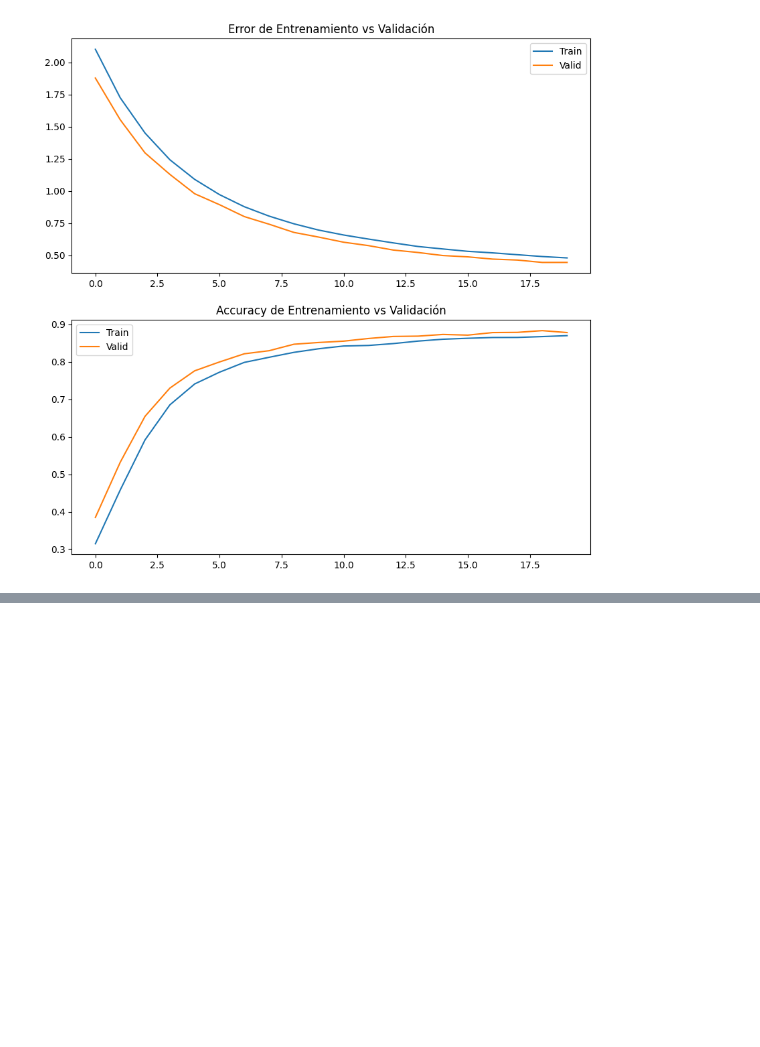
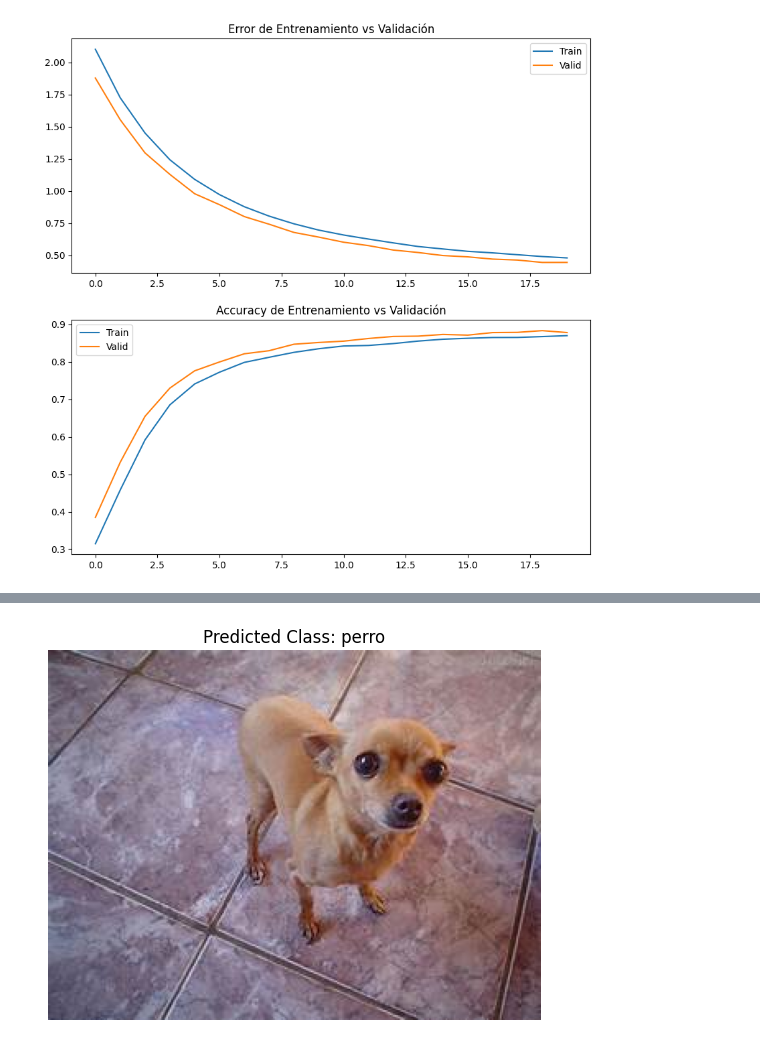
Before and after one commit to ClaraBureu/CEIA, a Jupyter notebook: VCII/CVII_ResNet18.ipynb, the cells around one changed output, grey strips where cells are left out. Saved outputs shown, nothing was run; the diff lists cells and outputs as text; code cells hidden in the pictures; blank space fills up the shorter version.

```diff
--- a/VCII/CVII_ResNet18.ipynb
+++ b/VCII/CVII_ResNet18.ipynb
@@ -258,0 +261,18 @@ axs[1].legend(['Train', 'Valid'])
+# %%
+test_folder = './test_dataset'
+
+random_class_folder = random.choice(os.listdir(test_folder))
+random_class_path = os.path.join(test_folder, random_class_folder)
+
+random_image_name = random.choice(os.listdir(random_class_path))
+random_image_path = os.path.join(random_class_path, random_image_name)
+
+random_image = Image.open(random_image_path)
+
+input_image = data_transforms(random_image).unsqueeze(0)
+# %%
+modelo_ruta_tl = "./model/tl_conv_model.pt"
+
+modelo_cargado = torch.load(modelo_ruta_tl)
+
+modelo_cargado.eval()
@@ -258,0 +297,18 @@ axs[1].legend(['Train', 'Valid'])
+# %%
+with torch.no_grad():
+    output = modelo_cargado(input_image)
+    predicted_class = torch.argmax(output, dim=1).item()
+# %%
+translate = {0: "perro", 1: "caballo", 2: "elefante", 3: "mariposa", 4: "gallina", 5: "gato", 6: "vaca", 7: "oveja", 8: "araña", 9: "ardilla"}
+
+if predicted_class in translate:
+    class_name = translate[predicted_class]
+else:
+    class_name = "Clase no mapeada"
+
+plt.imshow(random_image)
+plt.title(f"Predicted Class: {class_name}")
+plt.axis('off')
+plt.show()
+# %% [output]
+[figure, added]
```
Also changed, not shown: parts of 3 cells of this notebook, 3 other files.
